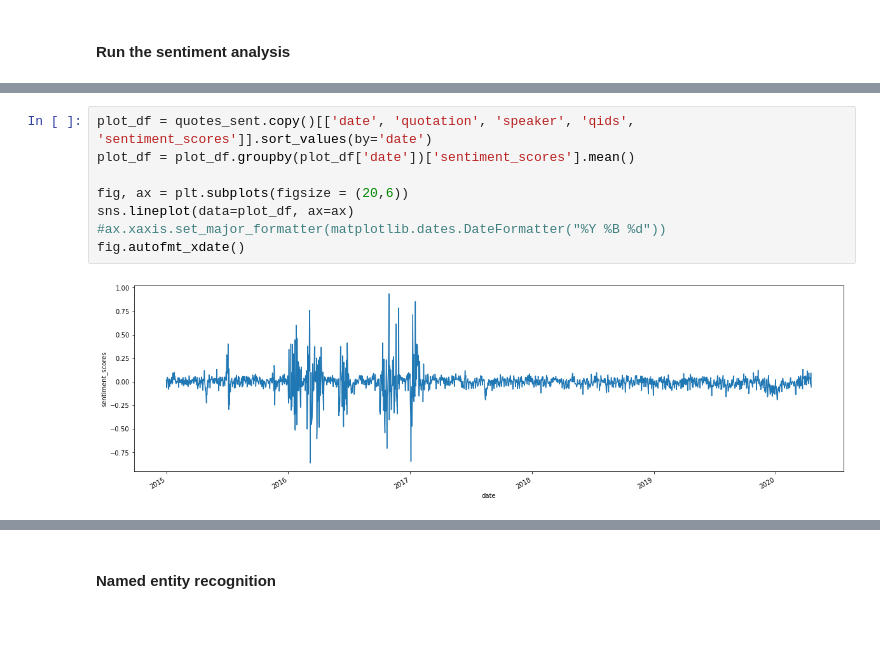
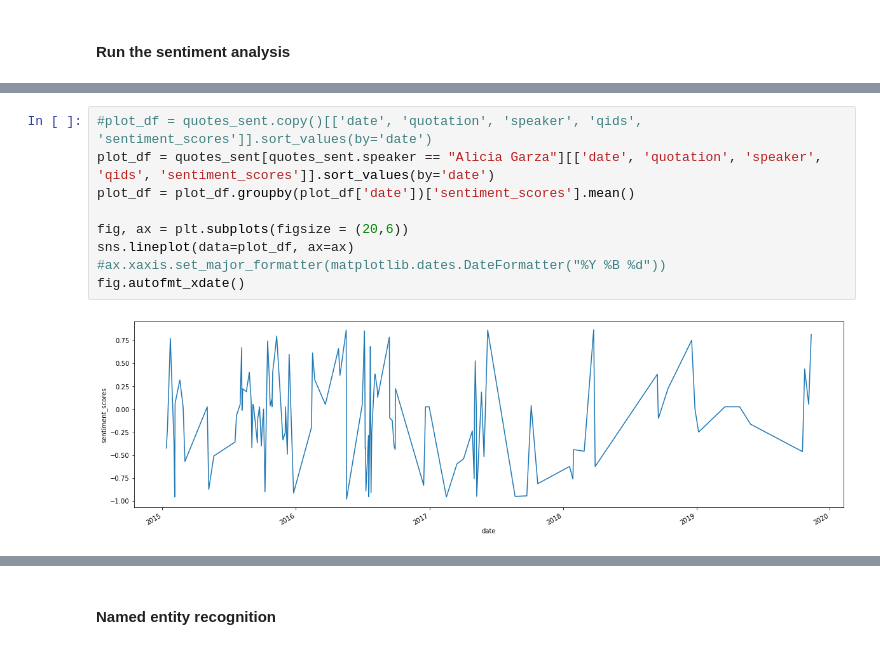
Before and after one commit to epfl-ada/ada-2021-project-adagang, a Jupyter notebook: Analysis.ipynb, the cells around one changed output, grey strips where cells are left out. Cells and saved outputs as stored; diff of their text form.

```diff
--- a/Analysis.ipynb
+++ b/Analysis.ipynb
@@ -57,10 +106,11 @@ NameError: name 'fig' is not defined
 # %%
-plot_df = quotes_sent.copy()[['date', 'quotation', 'speaker', 'qids', 'sentiment_scores']].sort_values(by='date')
+#plot_df = quotes_sent.copy()[['date', 'quotation', 'speaker', 'qids', 'sentiment_scores']].sort_values(by='date')
+plot_df = quotes_sent[quotes_sent.speaker == "Alicia Garza"][['date', 'quotation', 'speaker', 'qids', 'sentiment_scores']].sort_values(by='date')
 plot_df = plot_df.groupby(plot_df['date'])['sentiment_scores'].mean()
 
 fig, ax = plt.subplots(figsize = (20,6))
 sns.lineplot(data=plot_df, ax=ax)
 #ax.xaxis.set_major_formatter(matplotlib.dates.DateFormatter("%Y %B %d"))
 fig.autofmt_xdate()
 # %% [output]
-[figure, old version]
+[figure, new version]
```
Also changed, not shown: parts of 39 cells of this notebook.
